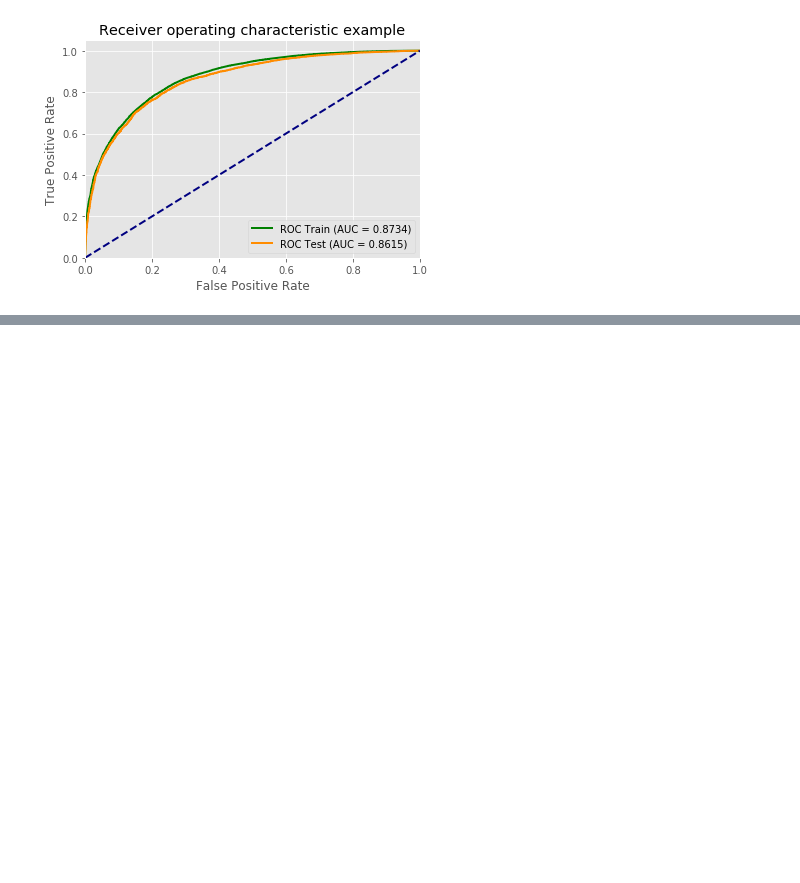
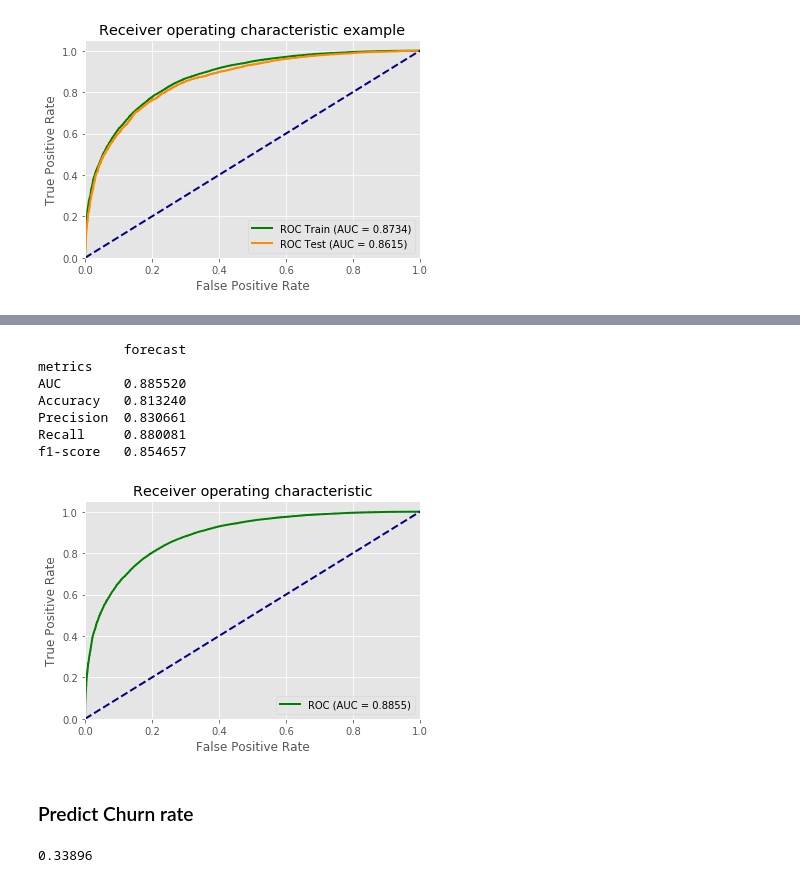
Before and after one commit to wenwent/Uber-Case-Study, a Jupyter notebook: Uber_Supervised Learning.ipynb, the cells around one changed output, grey strips where cells are left out. Saved outputs shown, nothing was run; the diff lists cells and outputs as text; code cells hidden in the pictures; blank space fills up the shorter version.

```diff
--- a/Uber_Supervised Learning.ipynb
+++ b/Uber_Supervised Learning.ipynb
@@ -233,0 +400,50 @@ f1-score   0.846822  0.840083
+# %%
+def plot_roc_curve_forecast(y, y_pred):
+    roc_auc = roc_auc_score(y, y_pred)
+    fpr, tpr, _ = roc_curve(y, y_pred)
+
+    plt.figure()
+    lw = 2
+    plt.plot(fpr, tpr, color='green',
+             lw=lw, label='ROC (AUC = %0.4f)' % roc_auc)
+    plt.plot([0, 1], [0, 1], color='navy', lw=lw, linestyle='--')
+    plt.xlim([0.0, 1.0])
+    plt.ylim([0.0, 1.05])
+    plt.xlabel('False Positive Rate')
+    plt.ylabel('True Positive Rate')
+    plt.title('Receiver operating characteristic')
+    plt.legend(loc="lower right")
+    plt.show()
+# %%
+def forecast_model(clf, X, y):
+    clf.fit(X,y)
+
+    y_pred = clf.predict(X)
+    p_pred = clf.predict_proba(X)[:,1]
+
+    get_peclformance_metrics_forecast(y, p_pred)
+    plot_roc_curve_forecast(y, p_pred)
+# %%
+from sklearn.ensemble import GradientBoostingClassifier
+
+parameters = {
+    'n_estimators': 100,
+    'max_depth': 5,
+    'learning_rate': 0.2,
+    'random_state': 40
+}
+
+clf = GradientBoostingClassifier(**parameters)
+
+forecast_model(clf, X, y)
+# %% [output]
+           forecast
+metrics
+AUC        0.885520
+Accuracy   0.813240
+Precision  0.830661
+Recall     0.880081
+f1-score   0.854657
+[figure, added]
+# %% [markdown]
+### Predict Churn rate
@@ -233,0 +452,4 @@ f1-score   0.846822  0.840083
+# %%
+sum(y_pred == 0) / (sum(y_pred == 0) + sum(y_pred == 1))
+# %% [output]
+0.33896
```
Also changed, not shown: parts of 25 cells of this notebook.
